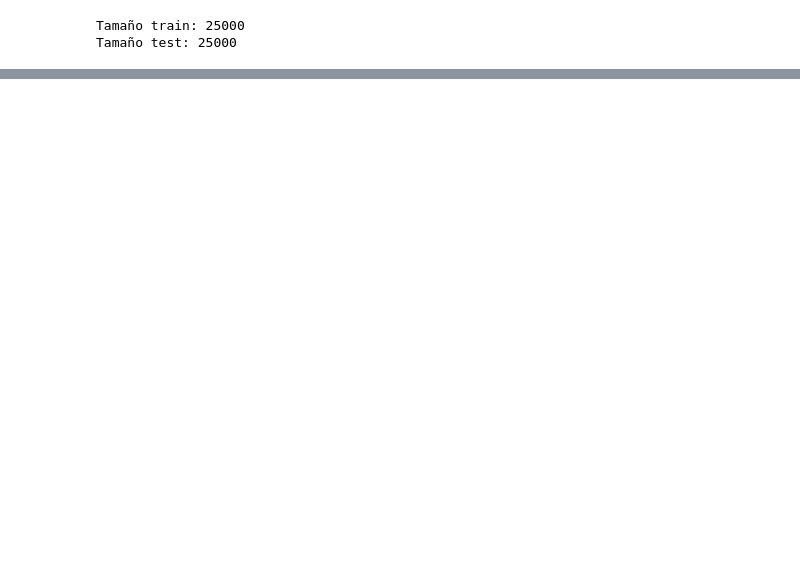
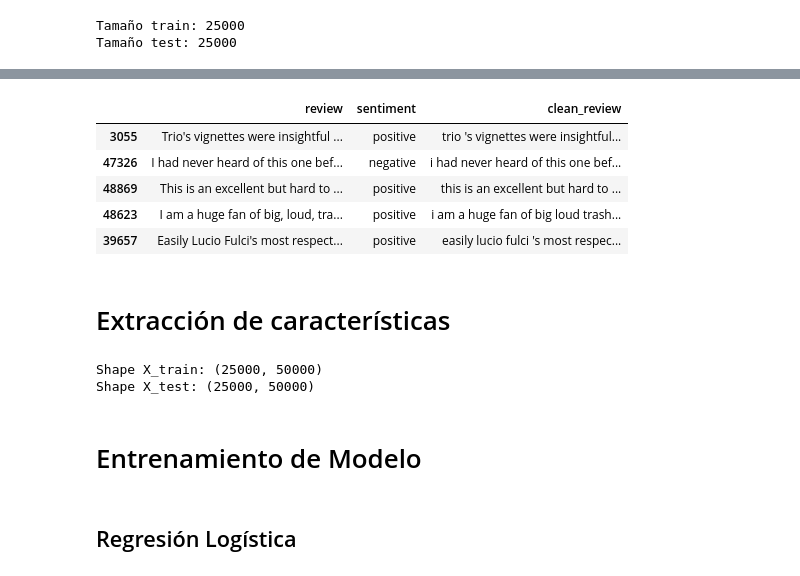
Before and after one commit to priscilacervantes25/Project-No.-1_N-grams, a Jupyter notebook: Project-No.1.ipynb, the cells around one changed output, grey strips where cells are left out. Cells and saved outputs as stored; diff of their text form; code cells hidden in the pictures; blank space fills up the shorter version.

```diff
--- a/Project-No.1.ipynb
+++ b/Project-No.1.ipynb
@@ -34,0 +84,53 @@ Tamaño test: 25000
+# %%
+STOPWORDS = set(stopwords.words("english"))
+PUNCT_TABLE = str.maketrans("", "", string.punctuation)
+# %%
+def preprocess_text(text, remove_stopwords=False):
+    # Minúsculas
+    text = text.lower()
+    # Eliminar HTML
+    text = re.sub(r"<.*?>", " ", text)
+    # Tokenizar
+    tokens = word_tokenize(text)
+    # Eliminar tokens que no son alfanuméricos
+    tokens = [t for t in tokens if any(c.isalnum() for c in t)]
+    # Eliminar stopwords si se quiere
+    if remove_stopwords:
+        tokens = [t for t in tokens if t not in STOPWORDS]
+    return " ".join(tokens)
+
+# Aplicamos a train y test
+train_df["clean_review"] = train_df["review"].apply(lambda x: preprocess_text(x, remove_stopwords=False))
+test_df["clean_review"] = test_df["review"].apply(lambda x: preprocess_text(x, remove_stopwords=False))
+
+train_df.head()
+# %% [output]
+|  | review | sentiment | clean_review |
+| 3055 | Trio's vignettes were insightful ... | positive | trio 's vignettes were insightful... |
+| 47326 | I had never heard of this one bef... | negative | i had never heard of this one bef... |
+| 48869 | This is an excellent but hard to ... | positive | this is an excellent but hard to ... |
+| 48623 | I am a huge fan of big, loud, tra... | positive | i am a huge fan of big loud trash... |
+| 39657 | Easily Lucio Fulci's most respect... | positive | easily lucio fulci 's most respec... |
+# %% [markdown]
+# Extracción de características
+# %%
+# Definir el vectorizador con unigramas, bigramas y trigramas
+vectorizer = CountVectorizer(ngram_range=(1,3), max_features=50000)
+# max_features: limita vocabulario para no explotar la RAM
+
+#  Ajustar al train y transformar
+X_train = vectorizer.fit_transform(train_df["clean_review"])
+X_test = vectorizer.transform(test_df["clean_review"])
+
+y_train = train_df["sentiment"]
+y_test = test_df["sentiment"]
+
+print("Shape X_train:", X_train.shape)
+print("Shape X_test:", X_test.shape)
+# %% [output]
+Shape X_train: (25000, 50000)
+Shape X_test: (25000, 50000)
+# %% [markdown]
+# Entrenamiento de Modelo
+# %% [markdown]
+## Regresión Logística
```
Also changed, not shown: parts of 21 cells of this notebook.
